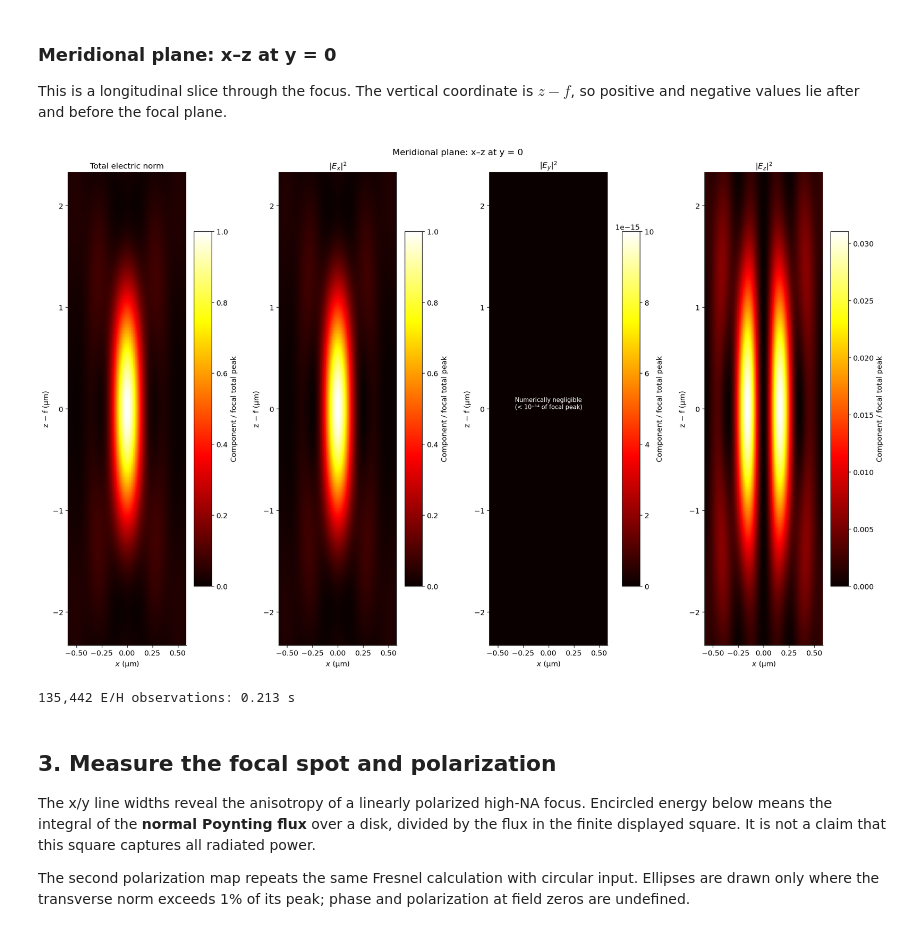
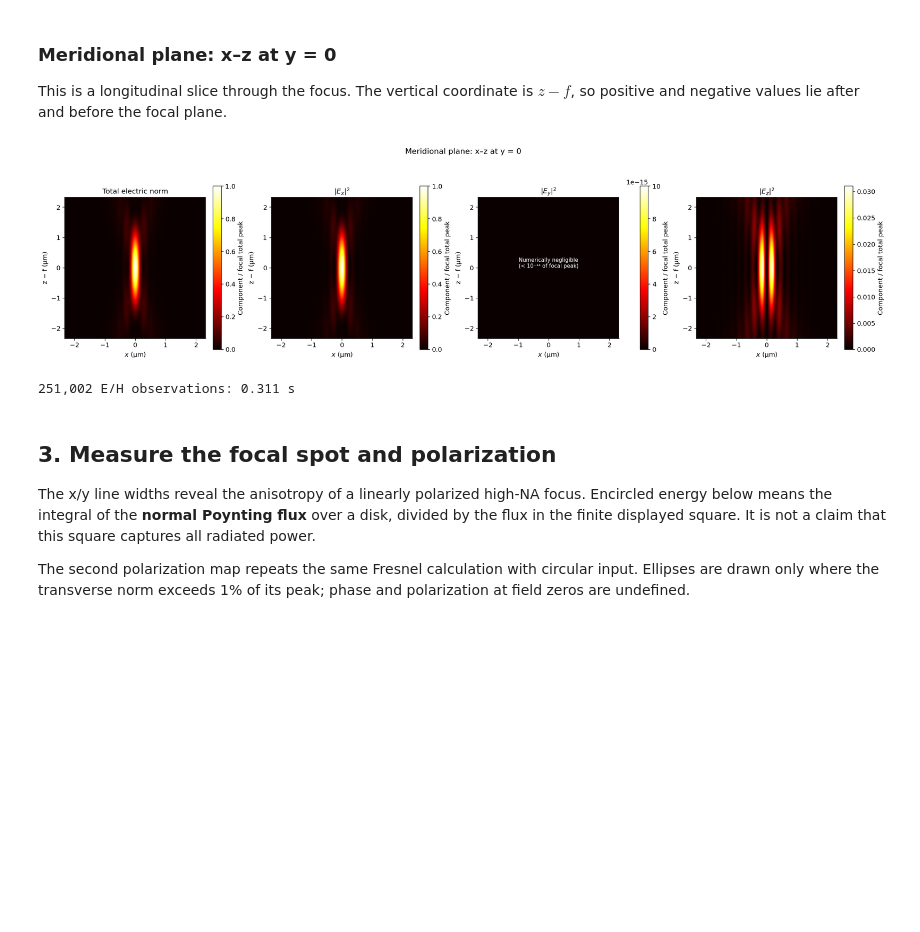
Before and after one commit to blancusjh/vecdiff, a Jupyter notebook: docs/notebooks/03_stigmatic_refraction.ipynb, the cells around one changed output. Drawn from its saved outputs; the diff is of its cells as text; code cells hidden in the pictures; blank space fills up the shorter version.

Commit message:
Widen meridional observation domains

```diff
--- a/docs/notebooks/03_stigmatic_refraction.ipynb
+++ b/docs/notebooks/03_stigmatic_refraction.ipynb
@@ -193,29 +193,30 @@ show(fig, "03_stigmatic_focal_fields")
 
 This is a longitudinal slice through the focus. The vertical coordinate is
 $z-f$, so positive and negative values lie after and before the focal plane.
-# %%
-z = np.linspace(-12, 12, 321) * wavelength
-XM, Z = np.meshgrid(x, z)
-xz = focus + np.stack((XM, 0 * XM, Z), axis=-1)
-start = perf_counter()
-em, hm = local.evaluate(xz, backend="nufft")
-meridional_seconds = perf_counter() - start
-
-fig = vector_component_figure(
-    em,
-    x * 1e3,
-    z * 1e3,
-    "z − f (µm)",
-    "Meridional plane: x–z at y = 0",
-    (18, 11),
-)
-show(fig, "03_stigmatic_meridional_fields")
-print(
-    f"{e.shape[0] * e.shape[1] + em.shape[0] * em.shape[1]:,} E/H observations: {focal_seconds + meridional_seconds:.3f} s"
-)
-# %% [output]
-[figure, removed]
-135,442 E/H observations: 0.213 s
+# %%
+x_meridional = np.linspace(-12, 12, 601) * wavelength
+z = np.linspace(-12, 12, 321) * wavelength
+XM, Z = np.meshgrid(x_meridional, z)
+xz = focus + np.stack((XM, 0 * XM, Z), axis=-1)
+start = perf_counter()
+em, hm = local.evaluate(xz, backend="nufft")
+meridional_seconds = perf_counter() - start
+
+fig = vector_component_figure(
+    em,
+    x_meridional * 1e3,
+    z * 1e3,
+    "z − f (µm)",
+    "Meridional plane: x–z at y = 0",
+    (20, 5.5),
+)
+show(fig, "03_stigmatic_meridional_fields")
+print(
+    f"{e.shape[0] * e.shape[1] + em.shape[0] * em.shape[1]:,} E/H observations: {focal_seconds + meridional_seconds:.3f} s"
+)
+# %% [output]
+[figure, added]
+251,002 E/H observations: 0.311 s
 # %% [markdown]
 ## 3. Measure the focal spot and polarization
 
```
Also changed, not shown: parts of 3 cells of this notebook, 11 other files.
